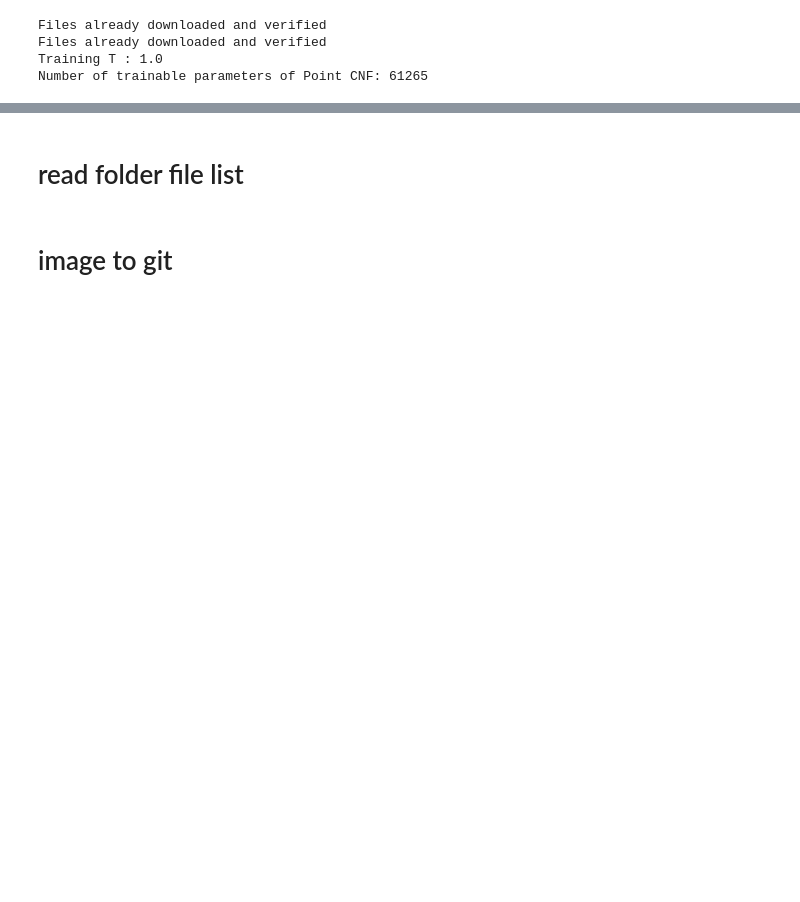
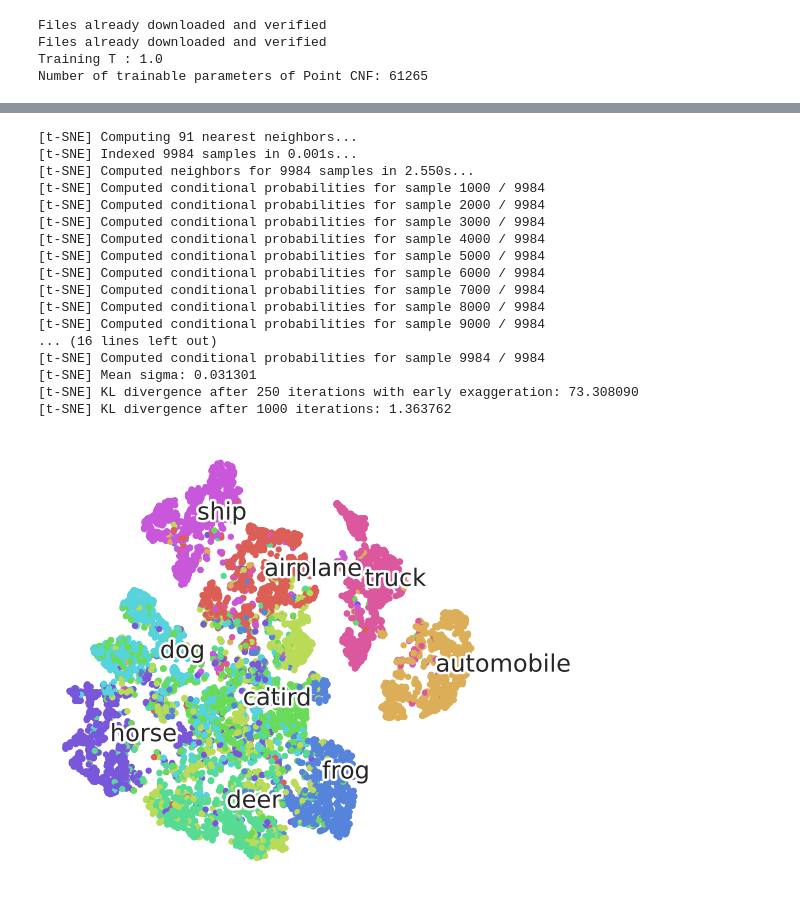
Before and after one commit to a07458666/UncertaintyFlow, a Jupyter notebook: Feature_Mining.ipynb, the cells around one changed output, grey strips where cells are left out. Saved outputs shown, nothing was run; the diff lists cells and outputs as text; code cells hidden in the pictures; blank space fills up the shorter version.

```diff
--- a/Feature_Mining.ipynb
+++ b/Feature_Mining.ipynb
@@ -12,14 +12,20 @@ from torchvision import transforms
 from module.utils import accuracy
 from sklearn.manifold import TSNE
 from module.config import checkOutputDirectoryAndCreate
+from tqdm import tqdm
+
 gpu = "1"
 os.environ['CUDA_VISIBLE_DEVICES'] = gpu
 # legend_items = list(range(0, 10))
 
 legend_items = ['airplane','automobile','bird','cat','deer','dog','frog','horse','ship', 'truck']
-config_path = "./result/cifar_noise_sym05_ssl_reg_blur_b128/config.yaml"
+config_path = "./result/cifar_noise_sym05_ssl_adamW/config.yaml"
 
-epoch = 199
+epoch = 129
+MC_sample = 1
+mean = 0
+std = 0
+
 invTrans = transforms.Compose([ transforms.Normalize(mean = [ 0., 0., 0. ],
                                                      std = [ 1/0.229, 1/0.224, 1/0.225 ]),
                                 transforms.Normalize(mean = [ -0.485, -0.456, -0.406 ],
@@ -108,13 +91,17 @@ def scatter(x, colors):
 
     return f, ax, sc, txts
 # %%
-for epoch in range(0, 200, 10):
+def run(epoch):
     model_path = f'result/{config["output_folder"]}/flow_{str(epoch).zfill(2)}.pt'
     encoder_path = f'result/{config["output_folder"]}/encoder_{str(epoch).zfill(2)}.pt'
     trainer.load(model_path)
     trainer.load_encoder(encoder_path)
-    _, target_val, _, _, condition_feature_val  = trainer.sampling(trainer.val_loader, MC_sample, mean, std)
-    X_embedded = TSNE(n_components=2, verbose=1, init='random').fit_transform(condition_feature_val.numpy())
-    scatter(X_embedded, target_val.numpy())
-    path = f'./result/{config["output_folder"]}/img/digits_tsne-generated_{epoch}.png'
+    probs_val, target_val, _, _, condition_feature_val  = trainer.sampling(trainer.val_loader, MC_sample, mean, std)
+    cond_embedded = TSNE(n_components=2, verbose=1, init='random').fit_transform(condition_feature_val.numpy())
+    prob_embedded = TSNE(n_components=2, verbose=1, init='random').fit_transform(probs_val.numpy())
+    scatter(cond_embedded, target_val.numpy())
+    path = f'./result/{config["output_folder"]}/img/cifar_cond_tsne-generated_{epoch}.png'
     plt.savefig(path, dpi=120)
+    scatter(prob_embedded, target_val.numpy())
+    path = f'./result/{config["output_folder"]}/img/cifar_prob_tsne-generated_{epoch}.png'
+    plt.savefig(path, dpi=120)
@@ -329,2 +107,0 @@ for epoch in range(0, 200, 10):
-# %% [markdown]
-# read folder file list
@@ -335,2 +107,0 @@ filenames = next(walk(mypath), (None, None, []))[2]  # [] if no file
-# %% [markdown]
-# image to git
@@ -342,0 +108,23 @@ imageio.mimsave('/path/to/movie.gif', images)
+# %%
+run(129)
+# for epoch in range(0, 200, 10):
+#     run(epoch)
+# %% [output]
+[t-SNE] Computing 91 nearest neighbors...
+[t-SNE] Indexed 9984 samples in 0.001s...
+[t-SNE] Computed neighbors for 9984 samples in 2.550s...
+[t-SNE] Computed conditional probabilities for sample 1000 / 9984
+[t-SNE] Computed conditional probabilities for sample 2000 / 9984
+[t-SNE] Computed conditional probabilities for sample 3000 / 9984
+[t-SNE] Computed conditional probabilities for sample 4000 / 9984
+[t-SNE] Computed conditional probabilities for sample 5000 / 9984
+[t-SNE] Computed conditional probabilities for sample 6000 / 9984
+[t-SNE] Computed conditional probabilities for sample 7000 / 9984
+[t-SNE] Computed conditional probabilities for sample 8000 / 9984
+[t-SNE] Computed conditional probabilities for sample 9000 / 9984
+... (16 lines left out)
+[t-SNE] Computed conditional probabilities for sample 9984 / 9984
+[t-SNE] Mean sigma: 0.031301
+[t-SNE] KL divergence after 250 iterations with early exaggeration: 73.308090
+[t-SNE] KL divergence after 1000 iterations: 1.363762
+[figure, added]
```
Also changed, not shown: parts of 9 cells of this notebook, 1 other file.
